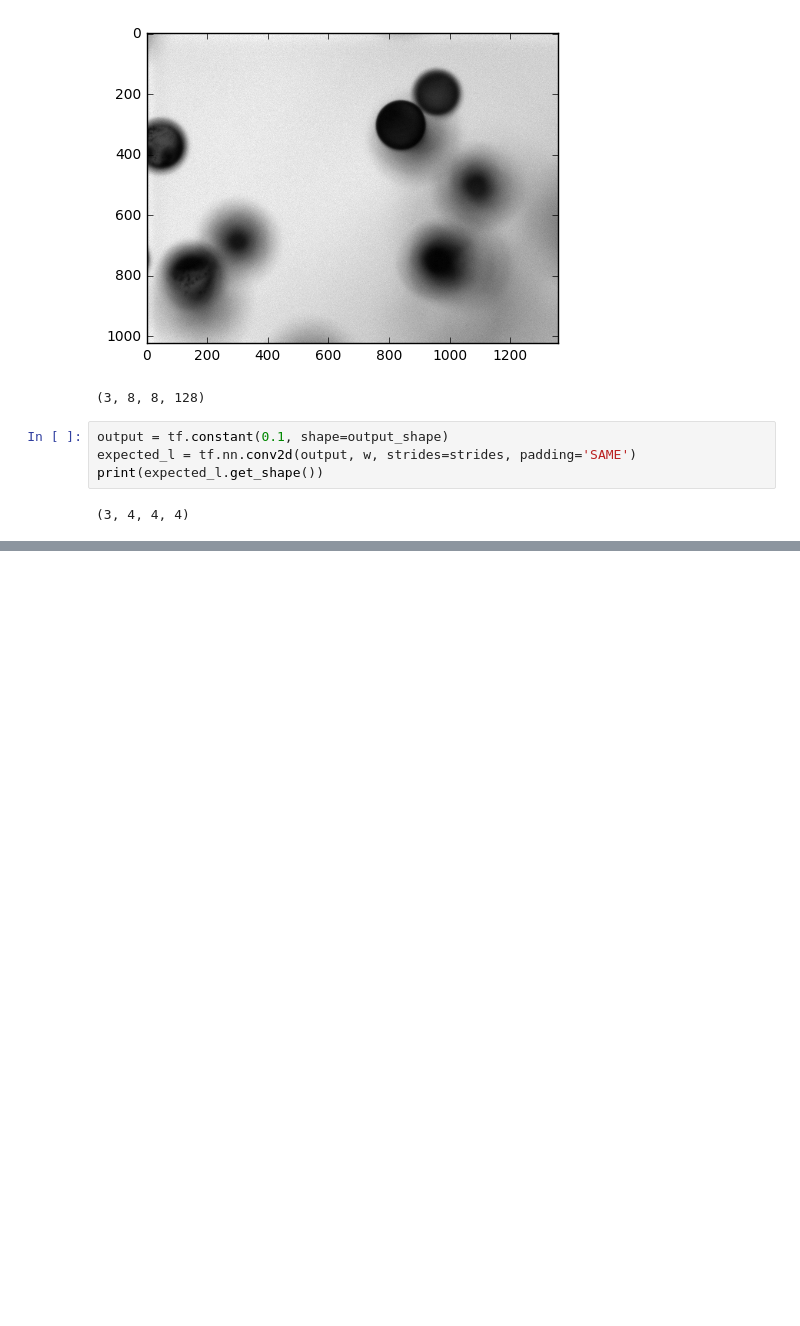
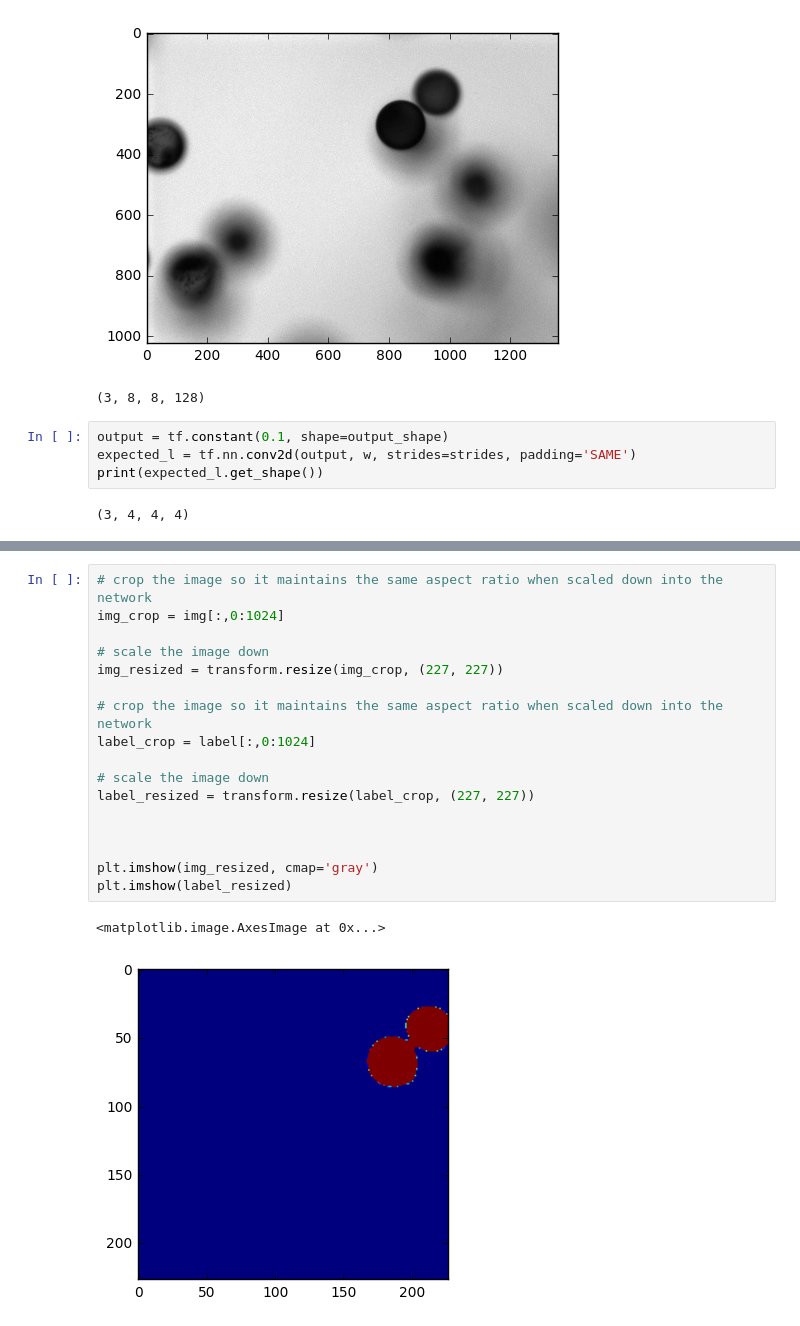
Before and after one commit to JDonnelly1/Deconvolutional_AlexNet, a Jupyter notebook: Deconvolutional_AlexNet.ipynb, the cells around one changed output, grey strips where cells are left out. Saved outputs shown, nothing was run; the diff lists cells and outputs as text; blank space fills up the shorter version.

```diff
--- a/Deconvolutional_AlexNet.ipynb
+++ b/Deconvolutional_AlexNet.ipynb
@@ -460,0 +472,20 @@ print(expected_l.get_shape())
+# %%
+# crop the image so it maintains the same aspect ratio when scaled down into the network
+img_crop = img[:,0:1024]
+
+# scale the image down
+img_resized = transform.resize(img_crop, (227, 227))
+
+# crop the image so it maintains the same aspect ratio when scaled down into the network
+label_crop = label[:,0:1024]
+
+# scale the image down
+label_resized = transform.resize(label_crop, (227, 227))
+
+
+
+plt.imshow(img_resized, cmap='gray')
+plt.imshow(label_resized)
+# %% [output]
+<matplotlib.image.AxesImage at 0x...>
+[figure, added]
```
Also changed, not shown: parts of 8 cells of this notebook.
